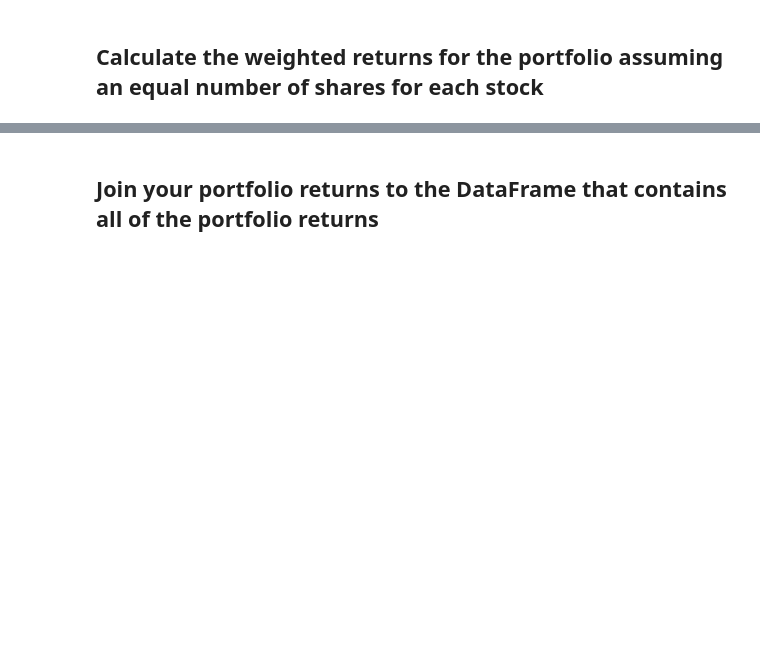
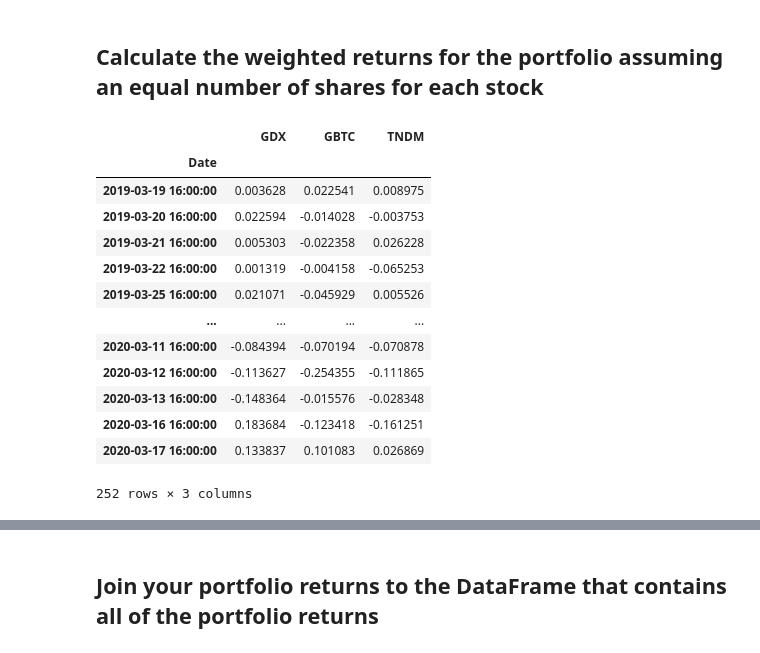
Before and after one commit to CPix18/MyFinTechRepo, a Jupyter notebook: HW3-Pandas/Pandas/Instructions/Starter_Code/whale_analysis.ipynb, the cells around one changed output, grey strips where cells are left out. Saved outputs shown, nothing was run; the diff lists cells and outputs as text; code cells hidden in the pictures; blank space fills up the shorter version.

```diff
--- a/HW3-Pandas/Pandas/Instructions/Starter_Code/whale_analysis.ipynb
+++ b/HW3-Pandas/Pandas/Instructions/Starter_Code/whale_analysis.ipynb
@@ -474,5 +474,24 @@ combined_df.head()
 | 2019-03-22 16:00:00 | 22.78 | 4.79 | 68.76 |
 # %% [markdown]
 ## Calculate the weighted returns for the portfolio assuming an equal number of shares for each stock
+# %%
+# Find daily returns
+daily_returns = combined_df.pct_change()
+daily_returns.dropna()
+# %% [output]
+|  | GDX | GBTC | TNDM |
+| Date |  |  |  |
+| 2019-03-19 16:00:00 | 0.003628 | 0.022541 | 0.008975 |
+| 2019-03-20 16:00:00 | 0.022594 | -0.014028 | -0.003753 |
+| 2019-03-21 16:00:00 | 0.005303 | -0.022358 | 0.026228 |
+| 2019-03-22 16:00:00 | 0.001319 | -0.004158 | -0.065253 |
+| 2019-03-25 16:00:00 | 0.021071 | -0.045929 | 0.005526 |
+| ... | ... | ... | ... |
+| 2020-03-11 16:00:00 | -0.084394 | -0.070194 | -0.070878 |
+| 2020-03-12 16:00:00 | -0.113627 | -0.254355 | -0.111865 |
+| 2020-03-13 16:00:00 | -0.148364 | -0.015576 | -0.028348 |
+| 2020-03-16 16:00:00 | 0.183684 | -0.123418 | -0.161251 |
+| 2020-03-17 16:00:00 | 0.133837 | 0.101083 | 0.026869 |
+252 rows × 3 columns
 # %%
 # Calculate weighted portfolio returns
```
Also changed, not shown: parts of 5 cells of this notebook.
